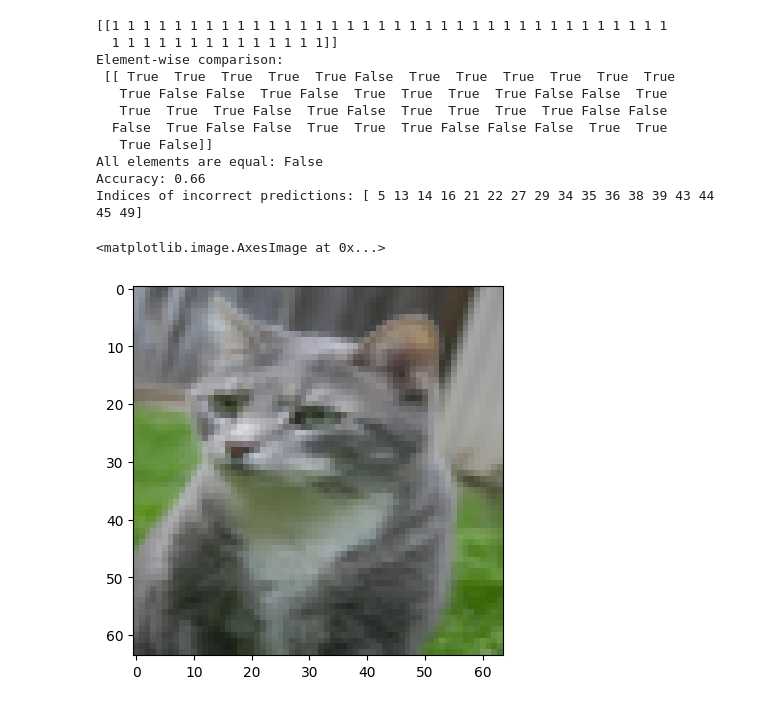
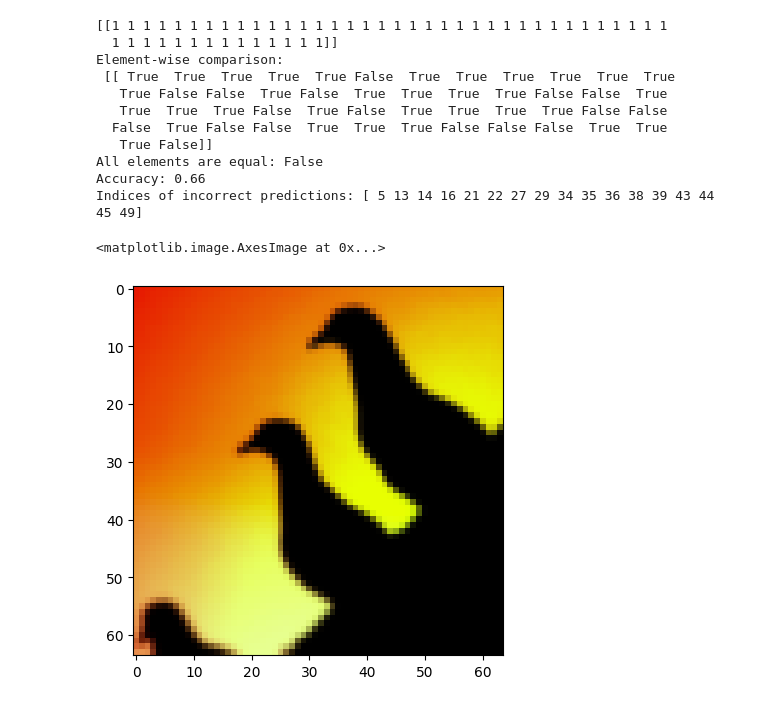
Before and after one commit to gitaddram/LearningMaterials, a Jupyter notebook: DNN_implementation.ipynb, the cells around one changed output. Drawn from its saved outputs; the diff is of its cells as text; code cells hidden in the pictures.

```diff
--- a/DNN_implementation.ipynb
+++ b/DNN_implementation.ipynb
@@ -242,7 +248,7 @@ All elements are equal: False
 Accuracy: 0.66
 Indices of incorrect predictions: [ 5 13 14 16 21 22 27 29 34 35 36 38 39 43 44 45 49]
 # %%
-plt.imshow(test_set_x_orig[46])
+plt.imshow(test_set_x_orig[29])
 # %% [output]
 <matplotlib.image.AxesImage at 0x...>
-[figure, old version]
+[figure, new version]
```
Also changed, not shown: parts of 3 cells of this notebook, 58 other files.
